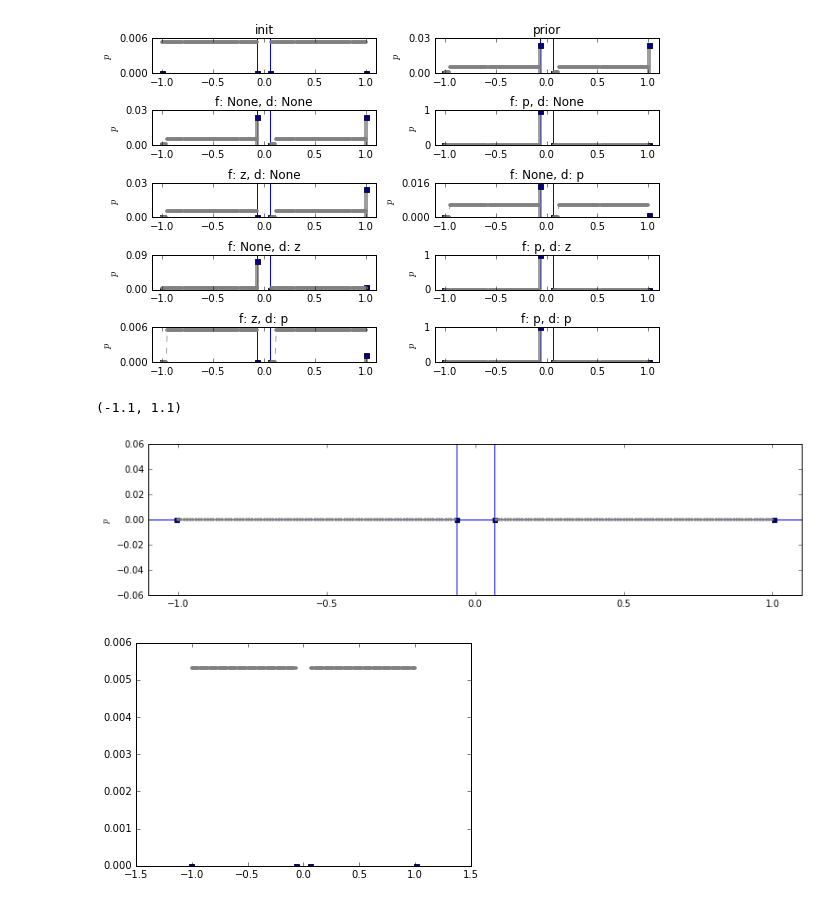
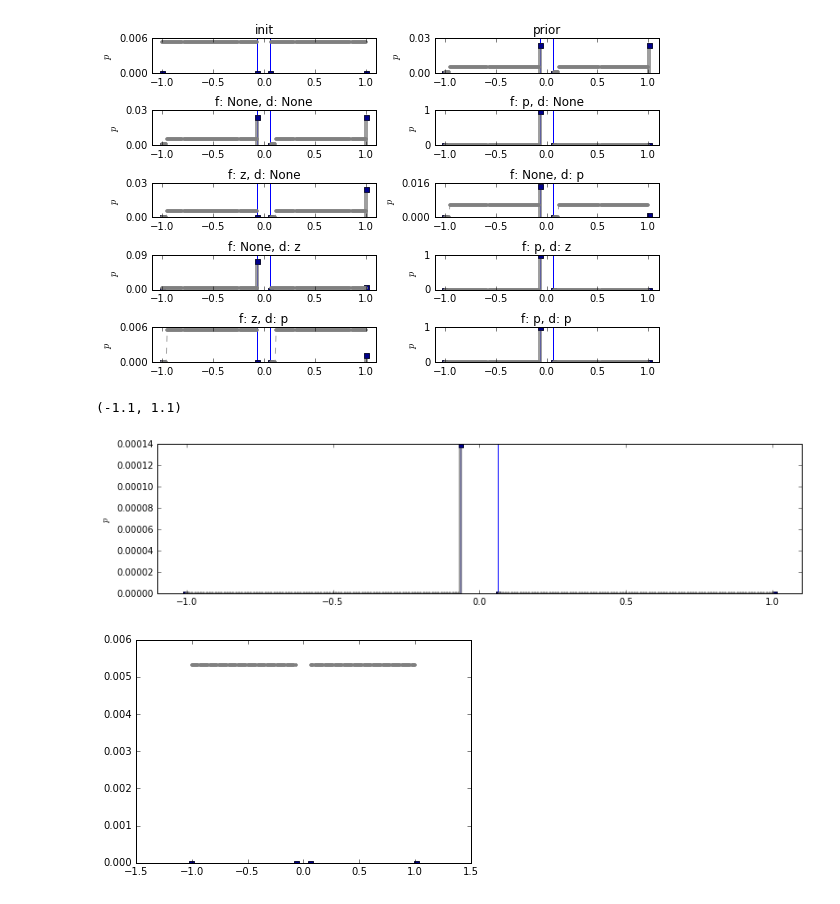
Before and after one commit to goretkin/tactile-pomdp, a Jupyter notebook: 1d-example-jig-object-relative.ipynb, the cells around one changed output. Saved outputs shown, nothing was run; the diff lists cells and outputs as text; code cells hidden in the pictures.

```diff
--- a/1d-example-jig-object-relative.ipynb
+++ b/1d-example-jig-object-relative.ipynb
@@ -478,3 +424,8 @@ def obs_act_update(old_belief, displacement_observation, force_observation, acti
+# %%
+import estimator
+
+estimator_object = estimator.Estimator(state_space)
+obs_act_update = estimator_object.obs_act_update
 # %%
 #uniform-ish belief
 b = Belief()
@@ -568,22 +519,22 @@ fig.tight_layout()
 # %% [output]
 [figure]
 # %%
-force_observation = 40
+force_observation = -40
 displacement_observation = None
-bsao = distribution_over_next_state_given_sao(
+bsao = estimator_object.distribution_over_next_state_given_sao(
         State(DirectionStateFactor(1), ContactStateFactor()),
         action,
         force_observation,
         displacement_observation,
         duration)
 
 plt.gcf().set_size_inches((13.0, 3.0))
 setup_belief_plot(plt.gca())
 bsao.plot(plt.gca());
 plt.gca().set_xlim(-1.1, 1.1)
 # %% [output]
 (-1.1, 1.1)
-[figure, old version]
+[figure, new version]
 # %%
 def force_distribution_marginalize_out_next_state(state, action, duration, x_values):
     one_step_belief = action.propogate_state(state, dt=duration)
```
Also changed, not shown: parts of 4 cells of this notebook, 1 other file.
